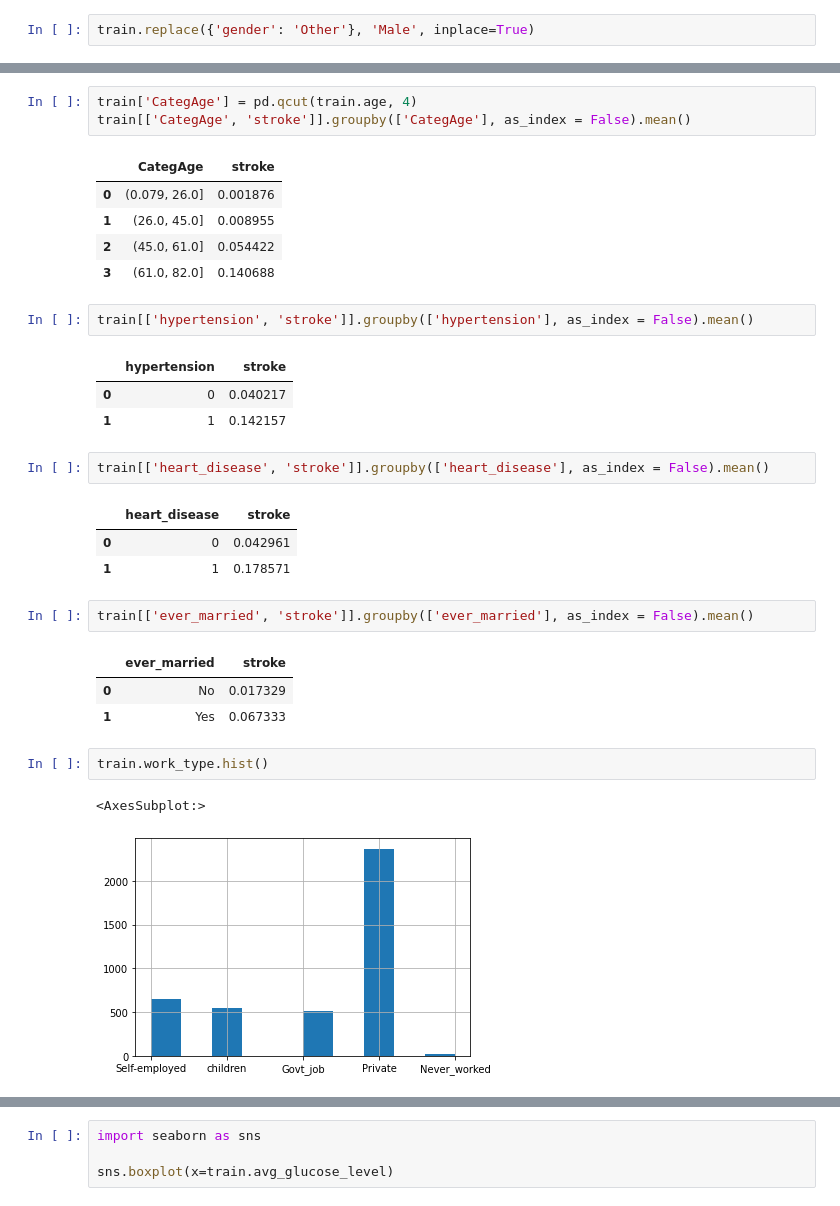
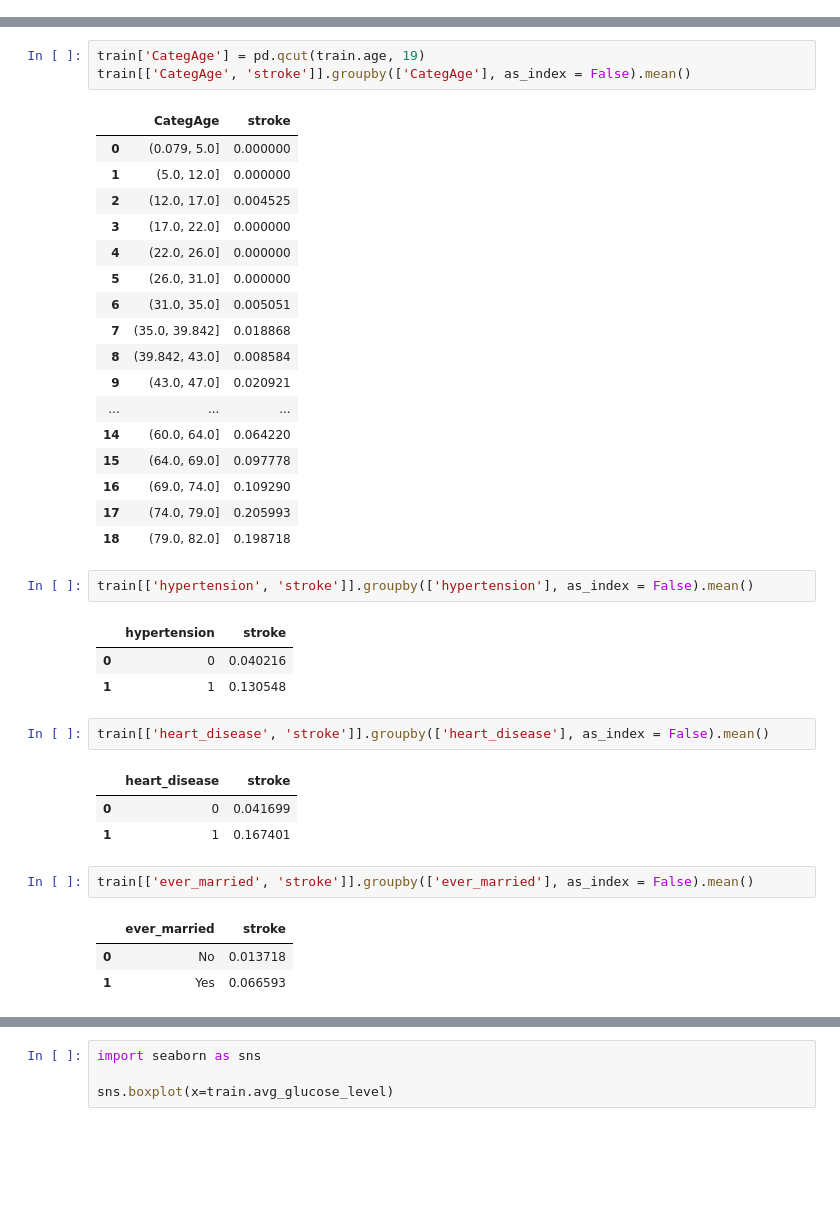
Before and after one commit to MykhaiIo/heart-attention, a Jupyter notebook: data/feature_engineering.ipynb, the cells around one changed output, grey strips where cells are left out. Cells and saved outputs as stored; diff of their text form; blank space fills up the shorter version.

```diff
--- a/data/feature_engineering.ipynb
+++ b/data/feature_engineering.ipynb
@@ -30,2 +29,0 @@ train.describe()
-# %%
-train.replace({'gender': 'Other'}, 'Male', inplace=True)
@@ -46,32 +69,39 @@ train.nlargest(10, 'avg_glucose_level')
 # %%
-train['CategAge'] = pd.qcut(train.age, 4)
+train['CategAge'] = pd.qcut(train.age, 19)
 train[['CategAge', 'stroke']].groupby(['CategAge'], as_index = False).mean()
 # %% [output]
 |  | CategAge | stroke |
-| 0 | (0.079, 26.0] | 0.001876 |
-| 1 | (26.0, 45.0] | 0.008955 |
-| 2 | (45.0, 61.0] | 0.054422 |
-| 3 | (61.0, 82.0] | 0.140688 |
+| 0 | (0.079, 5.0] | 0.000000 |
+| 1 | (5.0, 12.0] | 0.000000 |
+| 2 | (12.0, 17.0] | 0.004525 |
+| 3 | (17.0, 22.0] | 0.000000 |
+| 4 | (22.0, 26.0] | 0.000000 |
+| 5 | (26.0, 31.0] | 0.000000 |
+| 6 | (31.0, 35.0] | 0.005051 |
+| 7 | (35.0, 39.842] | 0.018868 |
+| 8 | (39.842, 43.0] | 0.008584 |
+| 9 | (43.0, 47.0] | 0.020921 |
+| ... | ... | ... |
+| 14 | (60.0, 64.0] | 0.064220 |
+| 15 | (64.0, 69.0] | 0.097778 |
+| 16 | (69.0, 74.0] | 0.109290 |
+| 17 | (74.0, 79.0] | 0.205993 |
+| 18 | (79.0, 82.0] | 0.198718 |
 # %%
 train[['hypertension', 'stroke']].groupby(['hypertension'], as_index = False).mean()
 # %% [output]
 |  | hypertension | stroke |
-| 0 | 0 | 0.040217 |
-| 1 | 1 | 0.142157 |
+| 0 | 0 | 0.040216 |
+| 1 | 1 | 0.130548 |
 # %%
 train[['heart_disease', 'stroke']].groupby(['heart_disease'], as_index = False).mean()
 # %% [output]
 |  | heart_disease | stroke |
-| 0 | 0 | 0.042961 |
-| 1 | 1 | 0.178571 |
+| 0 | 0 | 0.041699 |
+| 1 | 1 | 0.167401 |
 # %%
 train[['ever_married', 'stroke']].groupby(['ever_married'], as_index = False).mean()
 # %% [output]
 |  | ever_married | stroke |
-| 0 | No | 0.017329 |
-| 1 | Yes | 0.067333 |
+| 0 | No | 0.013718 |
+| 1 | Yes | 0.066593 |
-# %%
-train.work_type.hist()
-# %% [output]
-<AxesSubplot:>
-[figure, removed]
```
Also changed, not shown: parts of 33 cells of this notebook, 9 other files.
